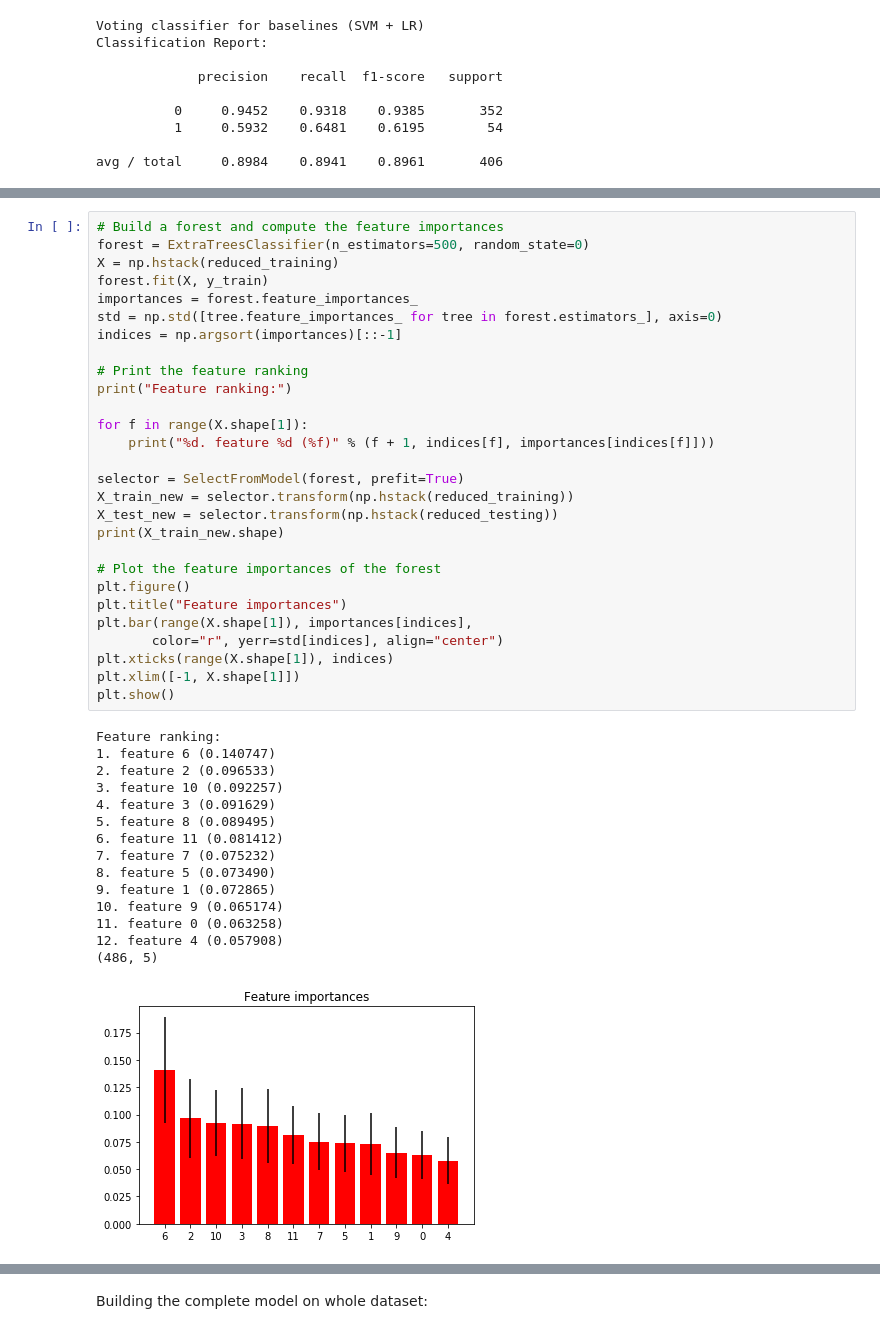
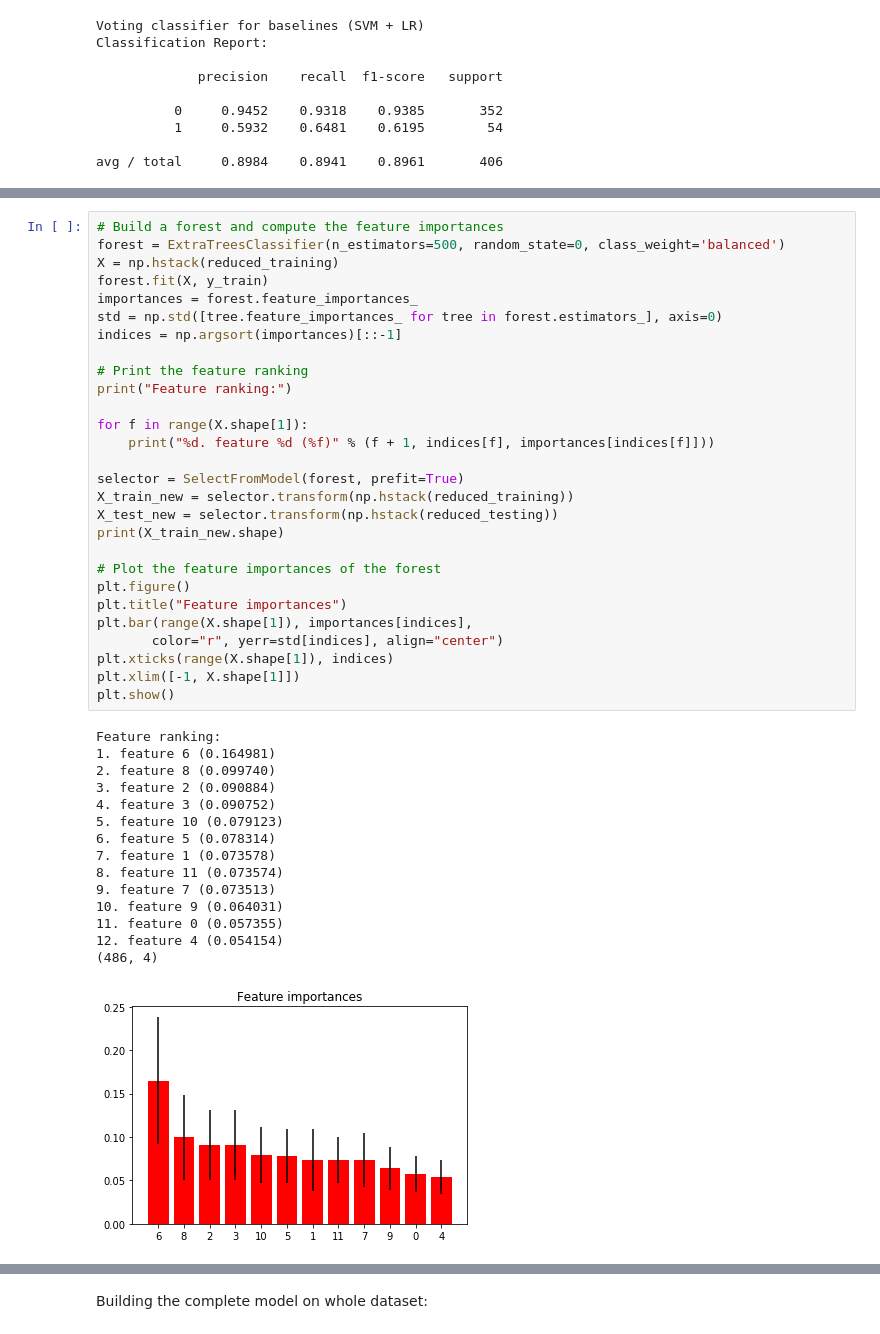
Before and after one commit to creationspirit/TAR-Early-Depression-Detection, a Jupyter notebook: TAR-Early-Depression-Detection.ipynb, the cells around one changed output, grey strips where cells are left out. Drawn from its saved outputs; the diff is of its cells as text.

```diff
--- a/TAR-Early-Depression-Detection.ipynb
+++ b/TAR-Early-Depression-Detection.ipynb
@@ -889,47 +822,47 @@ Optimal number of features : 10
 # %%
 # Build a forest and compute the feature importances
-forest = ExtraTreesClassifier(n_estimators=500, random_state=0)
+forest = ExtraTreesClassifier(n_estimators=500, random_state=0, class_weight='balanced')
 X = np.hstack(reduced_training)
 forest.fit(X, y_train)
 importances = forest.feature_importances_
 std = np.std([tree.feature_importances_ for tree in forest.estimators_], axis=0)
 indices = np.argsort(importances)[::-1]
 
 # Print the feature ranking
 print("Feature ranking:")
 
 for f in range(X.shape[1]):
     print("%d. feature %d (%f)" % (f + 1, indices[f], importances[indices[f]]))
 
 selector = SelectFromModel(forest, prefit=True)
 X_train_new = selector.transform(np.hstack(reduced_training))
 X_test_new = selector.transform(np.hstack(reduced_testing))
 print(X_train_new.shape)
 
 # Plot the feature importances of the forest
 plt.figure()
 plt.title("Feature importances")
 plt.bar(range(X.shape[1]), importances[indices],
        color="r", yerr=std[indices], align="center")
 plt.xticks(range(X.shape[1]), indices)
 plt.xlim([-1, X.shape[1]])
 plt.show()
 # %% [output]
 Feature ranking:
-1. feature 6 (0.140747)
-2. feature 2 (0.096533)
-3. feature 10 (0.092257)
-4. feature 3 (0.091629)
-5. feature 8 (0.089495)
-6. feature 11 (0.081412)
-7. feature 7 (0.075232)
-8. feature 5 (0.073490)
-9. feature 1 (0.072865)
-10. feature 9 (0.065174)
-11. feature 0 (0.063258)
-12. feature 4 (0.057908)
-(486, 5)
+1. feature 6 (0.164981)
+2. feature 8 (0.099740)
+3. feature 2 (0.090884)
+4. feature 3 (0.090752)
+5. feature 10 (0.079123)
+6. feature 5 (0.078314)
+7. feature 1 (0.073578)
+8. feature 11 (0.073574)
+9. feature 7 (0.073513)
+10. feature 9 (0.064031)
+11. feature 0 (0.057355)
+12. feature 4 (0.054154)
+(486, 4)
-[figure, old version]
+[figure, new version]
 # %%
 #Individual feature CV
 #C_range = 2. ** np.arange(-1, 8)
```
Also changed, not shown: parts of 12 cells of this notebook.
